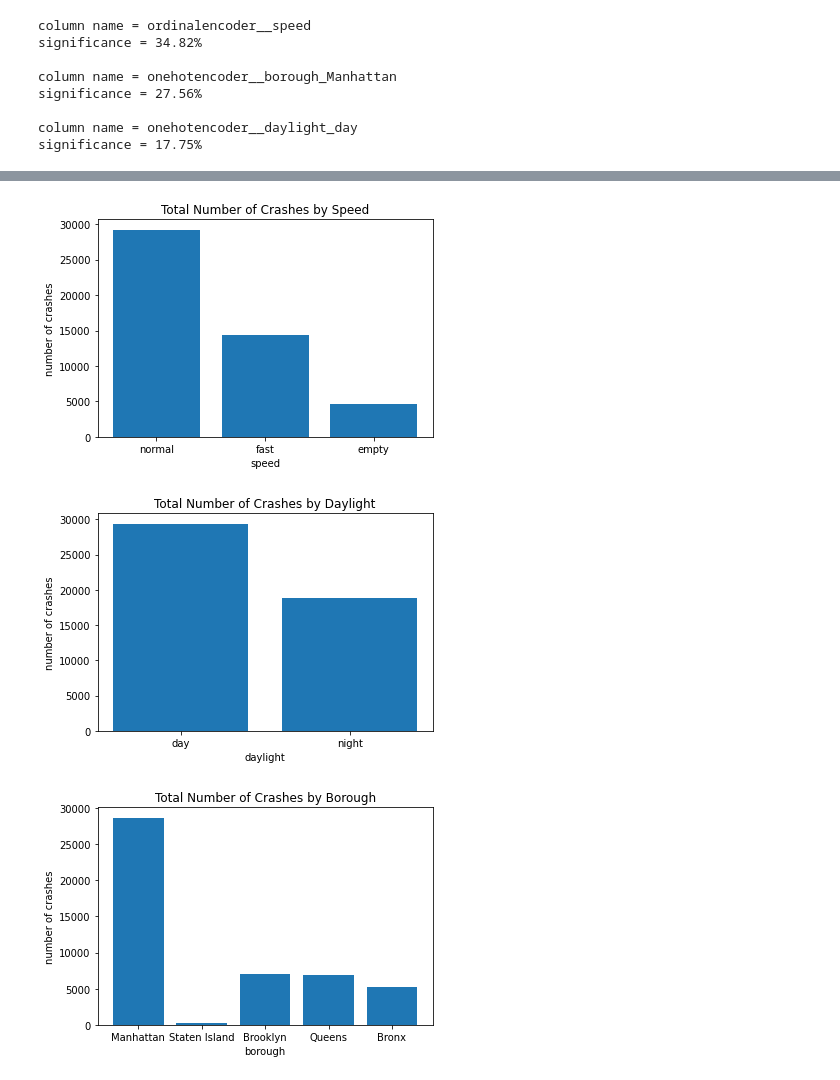
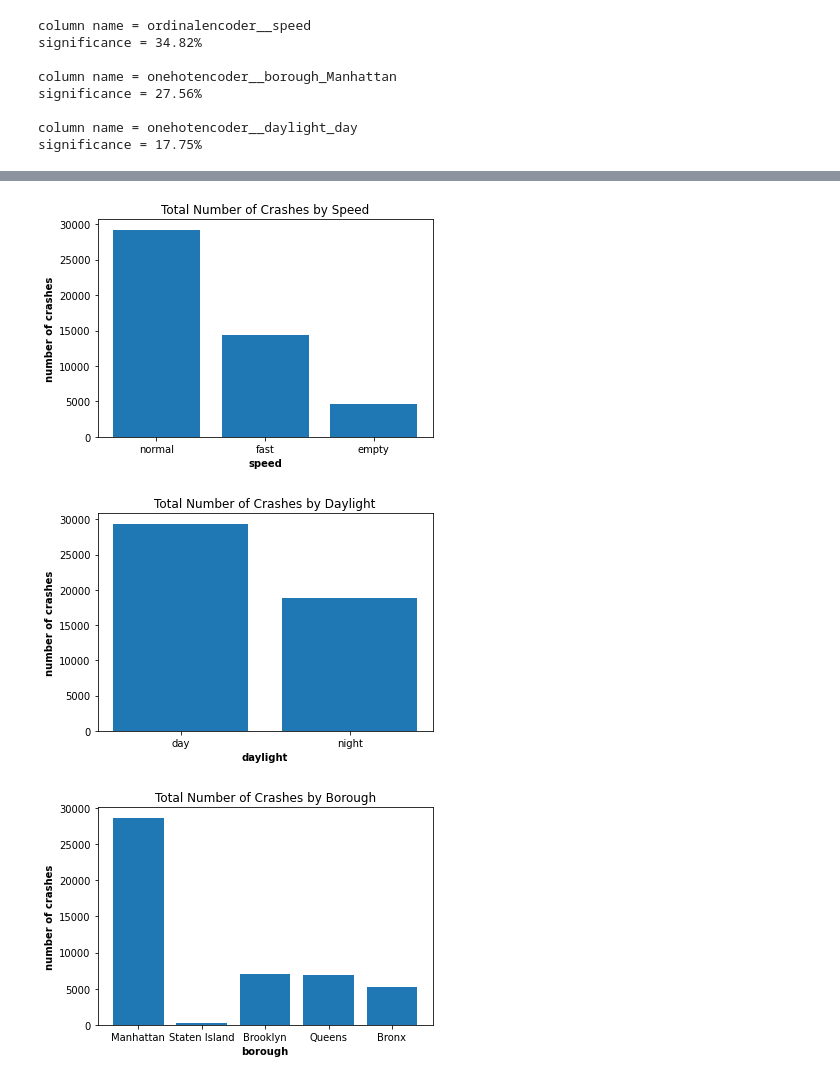
Before and after one commit to MAST30034-Applied-Data-Science/mast30034-project-1-aeross, a Jupyter notebook: notebooks/analysis_pt1.ipynb, the cells around one changed output, grey strips where cells are left out. Saved outputs shown, nothing was run; the diff lists cells and outputs as text; code cells hidden in the pictures.

```diff
--- a/notebooks/analysis_pt1.ipynb
+++ b/notebooks/analysis_pt1.ipynb
@@ -272,25 +261,25 @@ speed_count.append(sum(crime[crime["speed"] == "fast"]["count"]))
 speed_count.append(sum(crime[crime["speed"] == "empty"]["count"]))
 
 plt.bar(speed, speed_count)
-plt.ylabel("number of crashes")
-plt.xlabel("speed")
+plt.ylabel("number of crashes", fontweight="bold")
+plt.xlabel("speed", fontweight="bold")
 plt.title("Total Number of Crashes by Speed")
 plt.savefig("../plots/speed_crash.png")
 # %% [output]
-[figure, old version]
+[figure, new version]
 # %%
 daylight_count = []
 daylight = ["day", "night"]
 daylight_count.append(sum(crime[crime["daylight"] == "day"]["count"]))
 daylight_count.append(sum(crime[crime["daylight"] == "night"]["count"]))
 
 plt.bar(daylight, daylight_count)
-plt.ylabel("number of crashes")
-plt.xlabel("daylight")
+plt.ylabel("number of crashes", fontweight="bold")
+plt.xlabel("daylight", fontweight="bold")
 plt.title("Total Number of Crashes by Daylight")
 plt.savefig("../plots/daylight_crash.png")
 # %% [output]
-[figure, old version]
+[figure, new version]
 # %%
 boro_count = []
 boro = ["Manhattan", "Staten Island", "Brooklyn", "Queens", "Bronx"]
@@ -301,9 +290,9 @@ boro_count.append(sum(crime[crime["borough"] == "Queens"]["count"]))
 boro_count.append(sum(crime[crime["borough"] == "Bronx"]["count"]))
 
 plt.bar(boro, boro_count)
-plt.ylabel("number of crashes")
-plt.xlabel("borough")
+plt.ylabel("number of crashes", fontweight="bold")
+plt.xlabel("borough", fontweight="bold")
 plt.title("Total Number of Crashes by Borough")
 plt.savefig("../plots/boro_crash.png")
 # %% [output]
-[figure, old version]
+[figure, new version]
```
Also changed, not shown: parts of 2 cells of this notebook.
